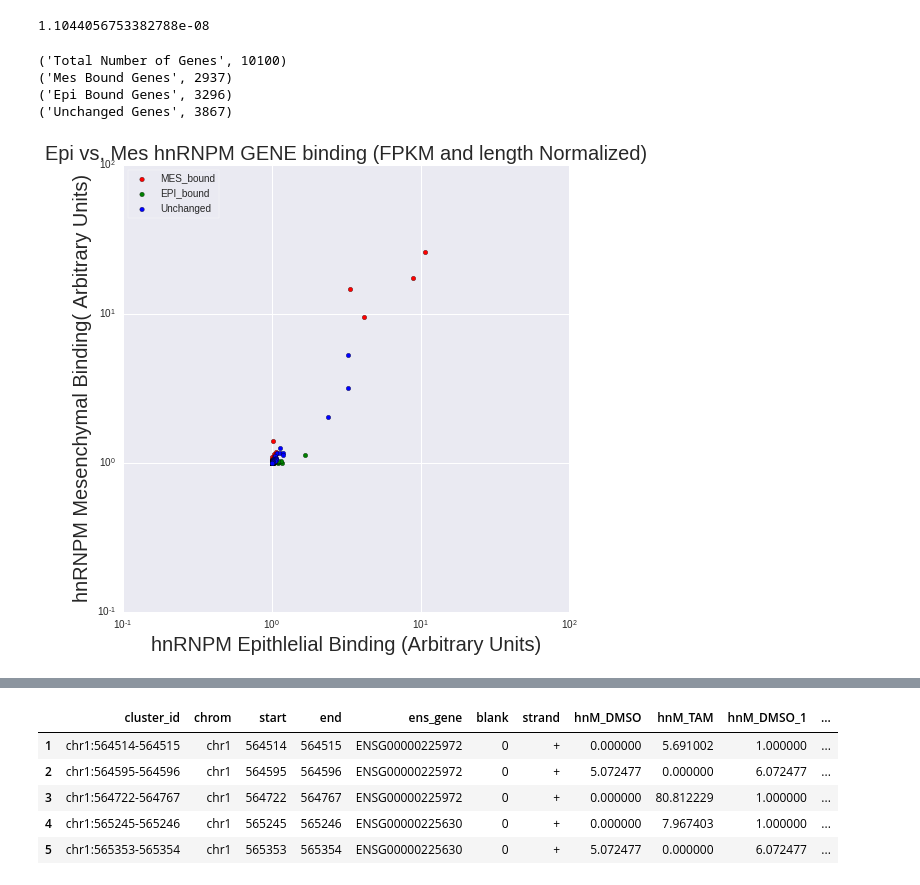
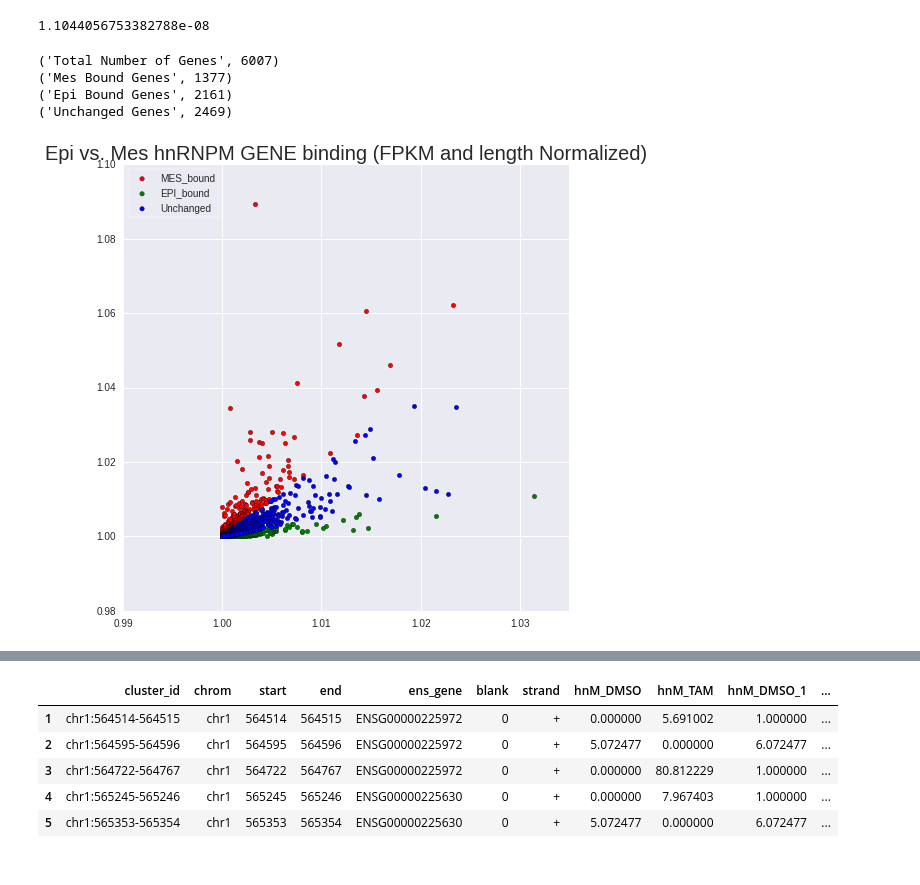
Before and after one commit to seharvey2012/programmatic_analysis, a Jupyter notebook: getting_clipper_to_work/clipper_runs_working_with_individual_rt_stops/Processing individual RT stops through clipper windows.ipynb, the cells around one changed output, grey strips where cells are left out. Drawn from its saved outputs; the diff is of its cells as text; code cells hidden in the pictures.

```diff
--- a/getting_clipper_to_work/clipper_runs_working_with_individual_rt_stops/Processing individual RT stops through clipper windows.ipynb
+++ b/getting_clipper_to_work/clipper_runs_working_with_individual_rt_stops/Processing individual RT stops through clipper windows.ipynb
@@ -501,7 +501,7 @@ merge_df_tam.hnM_TAM_clip_gene_fpkm_norm.min()
 #Keep rows with FPKM threshold or more in at least one sample
 #Make sure that you use "or" because you want FPKM 5 in at least one sample
 #If it is 0, it just throws away unannotated
-fpkm_threshold = 0
+fpkm_threshold = 5
 merge_df_high_genes = merge_df[(merge_df.twist_d0_fpkm >= fpkm_threshold) | (merge_df.twist_d14_fpkm >= fpkm_threshold)]
 
 #Or use a TPM threshold - not implemented yet
@@ -652,6 +652,9 @@ gene_name_and_biotype_df = pd.read_csv('GO_analysis/ensembl_gene_id_external_gen
 #do a left merge on ens_gene, but make sure to include the na values
 gene_fpkm_norm_counts_and_names = pd.merge(gene_fpkm_norm_counts,gene_name_and_biotype_df,on='ens_gene',how='left')
 
+#ONLY LOOK AT PROTEIN CODING GENES... NON PROTEIN CODING GENES ARE TOO SKEWED
+gene_fpkm_norm_counts_and_names = gene_fpkm_norm_counts_and_names[gene_fpkm_norm_counts_and_names.biotype == 'protein_coding']
+
 #Now split this gene_fpkm_norm_counts by log2fold change in binding and save in the GO folder
 
 tam_bound = gene_fpkm_norm_counts_and_names.log2ratio_hnM_TAM_DMSO_clip_gene_length_fpkm_norm >= 1
@@ -672,43 +675,47 @@ subset_dmso.ens_gene.to_csv('GO_analysis/dmso_bound_genes_ensg_only.txt',index=F
 subset_non.to_csv('GO_analysis/non_bound_genes.txt',index=False,na_rep='NaN',sep='\t')
 subset_non.ens_gene.to_csv('GO_analysis/non_bound_genes_ensg_only.txt',index=False)
 
 #also need the background gene list of genes expressed in each cell type
 epi_expressed_df = twist_gene_exp_df[twist_gene_exp_df.twist_d0_fpkm >= 5]
 epi_expressed_genes = epi_expressed_df[['ens_gene','gene']]
 epi_expressed_genes.ens_gene.to_csv('GO_analysis/epi_expressed_genes_ensg_only.txt',index=False)
 mes_expressed_df = twist_gene_exp_df[twist_gene_exp_df.twist_d14_fpkm >= 5]
 mes_expressed_genes = mes_expressed_df[['ens_gene','gene']]
 mes_expressed_genes.ens_gene.to_csv('GO_analysis/mes_expressed_genes_ensg_only.txt',index=False)
 
 #plot the genes as well
+scalar = 1
+
 fig = plt.figure(figsize=(8,8),edgecolor='black')
-ax = plt.gca()
-plt.scatter(subset_tam.hnM_DMSO_clip_gene_length_fpkm_norm_1,subset_tam.hnM_TAM_clip_gene_length_fpkm_norm_1,label='MES_bound',c='red')
-plt.scatter(subset_dmso.hnM_DMSO_clip_gene_length_fpkm_norm_1,subset_dmso.hnM_TAM_clip_gene_length_fpkm_norm_1,label='EPI_bound',c='green')
-plt.scatter(subset_non.hnM_DMSO_clip_gene_length_fpkm_norm_1,subset_non.hnM_TAM_clip_gene_length_fpkm_norm_1,label='Unchanged',c='blue')
+# ax = plt.gca()
+plt.scatter(subset_tam.hnM_DMSO_clip_gene_length_fpkm_norm_1*scalar,subset_tam.hnM_TAM_clip_gene_length_fpkm_norm_1*scalar,label='MES_bound',c='red')
+plt.scatter(subset_dmso.hnM_DMSO_clip_gene_length_fpkm_norm_1*scalar,subset_dmso.hnM_TAM_clip_gene_length_fpkm_norm_1*scalar,label='EPI_bound',c='green')
+plt.scatter(subset_non.hnM_DMSO_clip_gene_length_fpkm_norm_1*scalar,subset_non.hnM_TAM_clip_gene_length_fpkm_norm_1*scalar,label='Unchanged',c='blue')
 plt.legend(loc='upper left',frameon=True)
 plt.title("Epi vs. Mes hnRNPM GENE binding (FPKM and length Normalized)",fontsize='20',)
-ax.set_yscale('log')
-ax.set_xscale('log')
+# ax.set_yscale('log',basey=100)
+# ax.set_xscale('log',basex=100)
+ax.set_yscale('linear')
+ax.set_xscale('linear')
 # ax.set_ylim(bottom = 1e-1,top=1e1)
 # ax.set_xlim(left = 1e-1,right=1e1)
 ax.set_xlabel('hnRNPM Epithlelial Binding (Arbitrary Units)',fontsize='20')
 ax.set_ylabel('hnRNPM Mesenchymal Binding( Arbitrary Units)',fontsize='20')
 # ticks=[1e-2,1e-1,1e0,1e1,1e2,1e3,1e4,1e5]
 # ax.set_xticklabels(ticks,fontsize='15',)
 # ax.set_yticklabels(ticks,fontsize='15')
 fig.savefig('epi_vs_mes_hnM_GENE_binding_fpkm_normalized_scatter',format='png',dpi=300)
 
 #print how much is in each group
 print('Total Number of Genes',len(gene_fpkm_norm_counts_and_names))
 print('Mes Bound Genes',len(subset_tam))
 print('Epi Bound Genes',len(subset_dmso))
 print('Unchanged Genes',len(subset_non))
 # %% [output]
-('Total Number of Genes', 10100)
-('Mes Bound Genes', 2937)
-('Epi Bound Genes', 3296)
-('Unchanged Genes', 3867)
+('Total Number of Genes', 6007)
+('Mes Bound Genes', 1377)
+('Epi Bound Genes', 2161)
+('Unchanged Genes', 2469)
-[figure, old version]
+[figure, new version]
 # %%
 #there are some massively bound genes that are outliers. May have to remove these to properly plot
```
Also changed, not shown: parts of 7 cells of this notebook, 5 other files.
